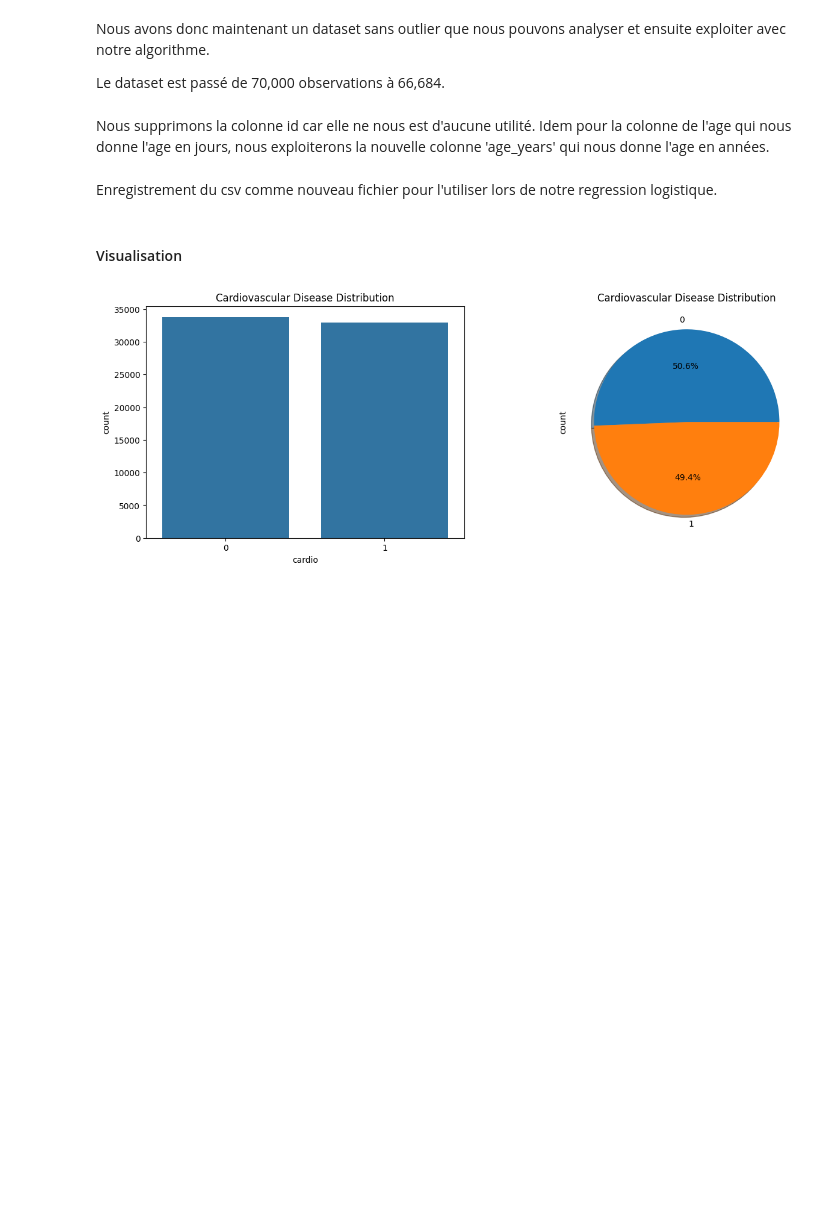
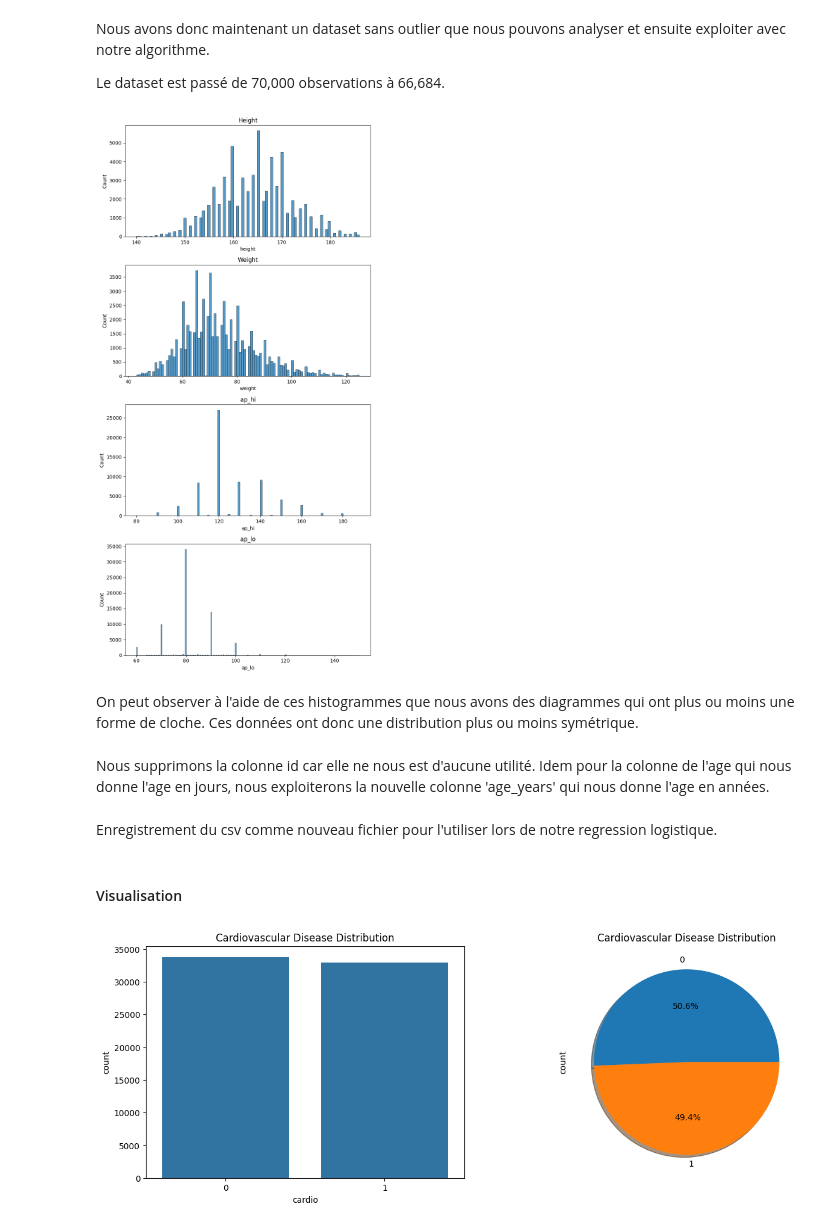
Before and after one commit to abderraouf-metidji/cardio-vasc-risks, a Jupyter notebook: analyse_exploratoire.ipynb, the cells around one changed output. Drawn from its saved outputs; the diff is of its cells as text; code cells hidden in the pictures; blank space fills up the shorter version.

```diff
--- a/analyse_exploratoire.ipynb
+++ b/analyse_exploratoire.ipynb
@@ -202,6 +213,27 @@ plt.show()
 Nous avons donc maintenant un dataset sans outlier que nous pouvons analyser et ensuite exploiter avec notre algorithme.
 
 Le dataset est passé de 70,000 observations à 66,684.
+# %%
+fig, axs = plt.subplots(4, 1, figsize=(8, 16))
+
+sns.histplot(df['height'], ax=axs[0])
+axs[0].set_title('Height')
+
+sns.histplot(df['weight'], ax=axs[1])
+axs[1].set_title('Weight')
+
+sns.histplot(df['ap_hi'], ax=axs[2])
+axs[2].set_title('ap_hi')
+
+sns.histplot(df['ap_lo'], ax=axs[3])
+axs[3].set_title('ap_lo')
+
+plt.tight_layout()
+plt.show()
+# %% [output]
+[figure, added]
+# %% [markdown]
+On peut observer à l'aide de ces histogrammes que nous avons des diagrammes qui ont plus ou moins une forme de cloche. Ces données ont donc une distribution plus ou moins symétrique.
 # %%
 df.drop('id', axis=1, inplace=True)
 df.drop('age', axis=1, inplace=True)
```
Also changed, not shown: parts of 20 cells of this notebook, 1 other file.
